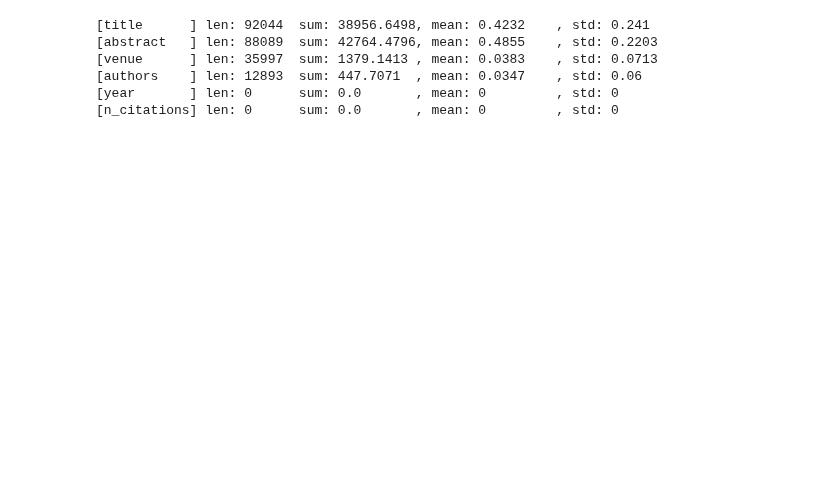
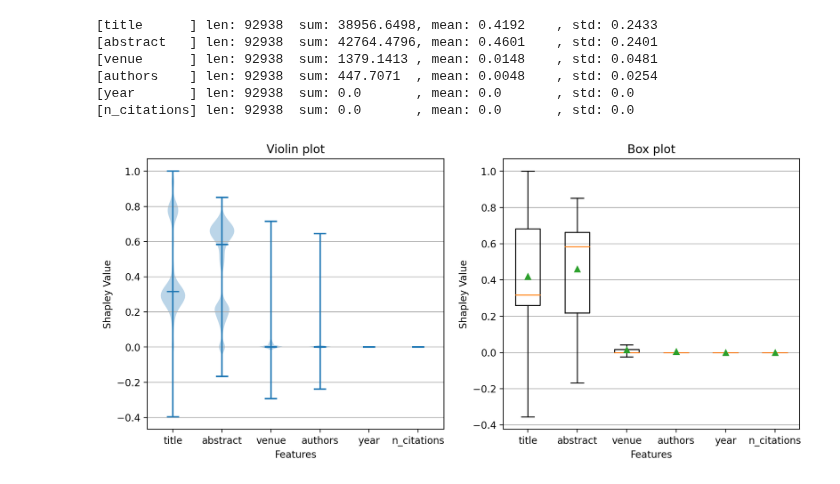
Before and after one commit to youyinnn/s2search, a Jupyter notebook: pipelining/anchor-exp1/anchor_metrics.ipynb, the cells around one changed output. Cells and saved outputs as stored; diff of their text form; code cells hidden in the pictures; blank space fills up the shorter version.

```diff
--- a/pipelining/anchor-exp1/anchor_metrics.ipynb
+++ b/pipelining/anchor-exp1/anchor_metrics.ipynb
@@ -48,12 +48,16 @@ for sample_key in samples.keys():
             metrics['year'].extend(year)
             metrics['n_citations'].extend(n_citations)
 
-for key in metrics.keys():
+
+for key in ['title', 'abstract', 'venue', 'authors', 'year', 'n_citations']:
+    if len(metrics[key]) < 92938:
+        zeros = np.zeros([92938 - len(metrics[key])])
+        metrics[key].extend(list(zeros))
     print_metrics(key, metrics[key])
 # %% [output]
-[title      ] len: 92044  sum: 38956.6498, mean: 0.4232    , std: 0.241
-[abstract   ] len: 88089  sum: 42764.4796, mean: 0.4855    , std: 0.2203
-[venue      ] len: 35997  sum: 1379.1413 , mean: 0.0383    , std: 0.0713
-[authors    ] len: 12893  sum: 447.7071  , mean: 0.0347    , std: 0.06
-[year       ] len: 0      sum: 0.0       , mean: 0         , std: 0
-[n_citations] len: 0      sum: 0.0       , mean: 0         , std: 0
+[title      ] len: 92938  sum: 38956.6498, mean: 0.4192    , std: 0.2433
+[abstract   ] len: 92938  sum: 42764.4796, mean: 0.4601    , std: 0.2401
+[venue      ] len: 92938  sum: 1379.1413 , mean: 0.0148    , std: 0.0481
+[authors    ] len: 92938  sum: 447.7071  , mean: 0.0048    , std: 0.0254
+[year       ] len: 92938  sum: 0.0       , mean: 0.0       , std: 0.0
+[n_citations] len: 92938  sum: 0.0       , mean: 0.0       , std: 0.0
@@ -59,0 +85,29 @@ for key in metrics.keys():
+# %%
+import matplotlib.pyplot as plt
+
+fig, axs = plt.subplots(nrows=1, ncols=2, figsize=(12, 5), dpi=200)
+
+# plot violin plot
+axs[0].violinplot(all_data,
+                  showmeans=False,
+                  showmedians=True)
+axs[0].set_title('Violin plot')
+
+# plot box plot
+axs[1].boxplot(all_data,
+               showfliers=False,
+               showmeans=True,
+               )
+axs[1].set_title('Box plot')
+
+# adding horizontal grid lines
+for ax in axs:
+    ax.yaxis.grid(True)
+    ax.set_xticks([y + 1 for y in range(len(all_data))],
+                  labels=['title', 'abstract', 'venue', 'authors', 'year', 'n_citations'])
+    ax.set_xlabel('Features')
+    ax.set_ylabel('Shapley Value')
+
+plt.show()
+# %% [output]
+[figure, added]
```
Also changed, not shown: parts of 3 cells of this notebook, 4 other files.
